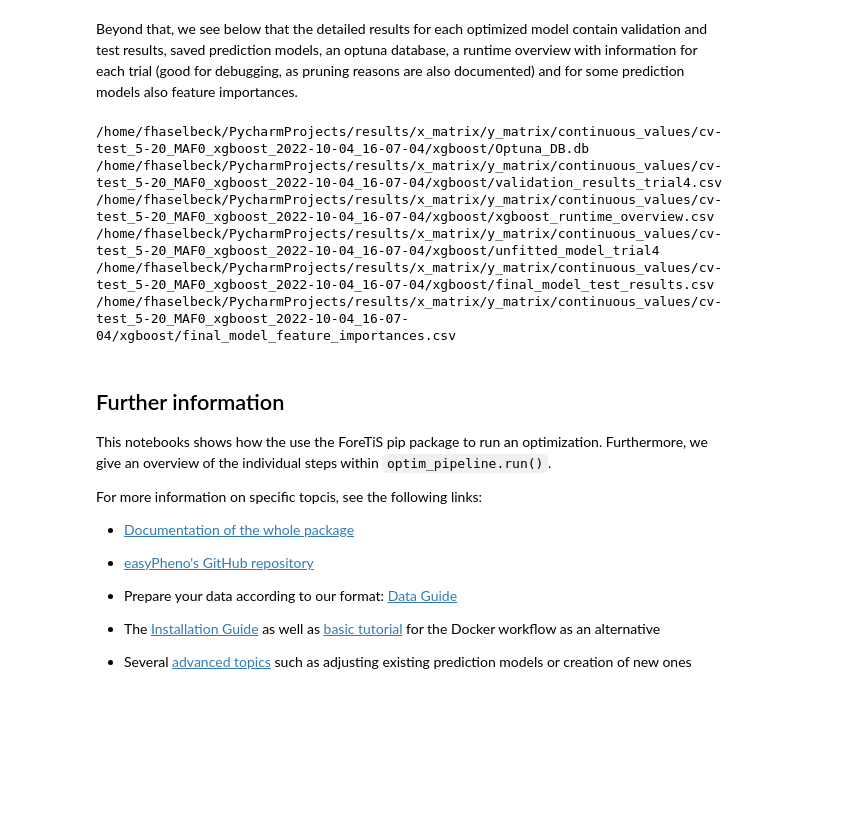
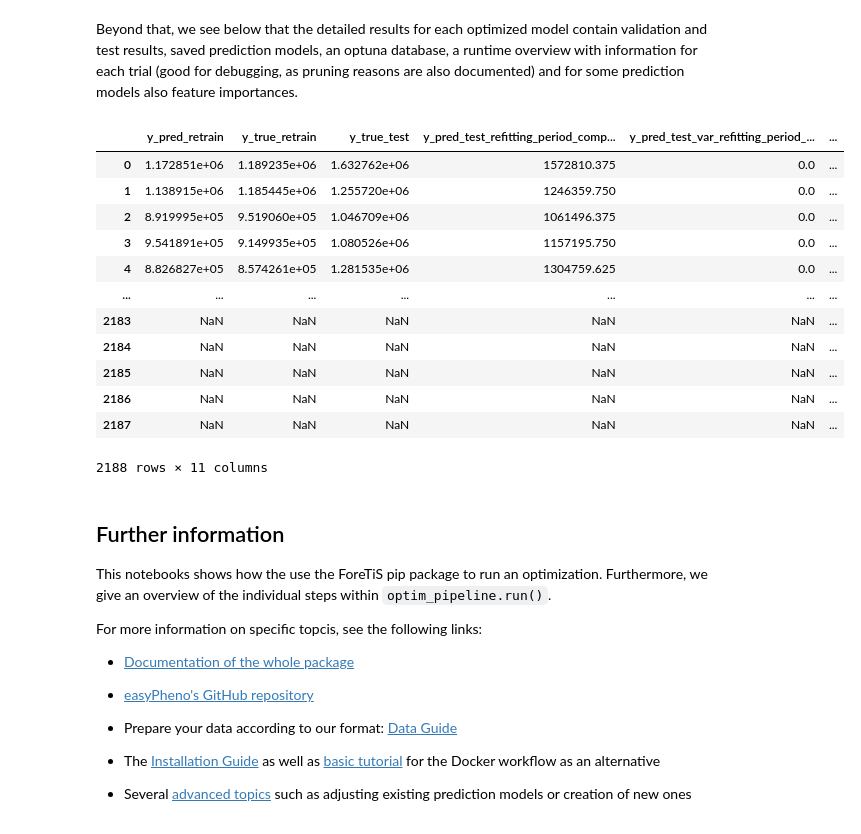
Before and after one commit to grimmlab/ForeTiS, a Jupyter notebook: docs/source/tutorials/HowTo Use ForeTiS as a pip package.ipynb, the cells around one changed output. Cells and saved outputs as stored; diff of their text form; code cells hidden in the pictures; blank space fills up the shorter version.

```diff
--- a/docs/source/tutorials/HowTo Use ForeTiS as a pip package.ipynb
+++ b/docs/source/tutorials/HowTo Use ForeTiS as a pip package.ipynb
@@ -162,15 +113,22 @@ pd.read_csv(results_overview_file)
 # %% [markdown]
 Beyond that, we see below that the detailed results for each optimized model contain validation and test results, saved prediction models, an optuna database, a runtime overview with information for each trial (good for debugging, as pruning reasons are also documented) and for some prediction models also feature importances.
 # %%
-for subdir in [overview_file for overview_file in result_elements if 'Results_overview' not in str(overview_file)][0].rglob('*'):
-    print(subdir)
+final_model_test_results_file = [overview_file for overview_file in result_elements if 'final_model_test_results' in str(overview_file)][0]
+pd.read_csv(final_model_test_results_file)
 # %% [output]
+|  | y_pred_retrain | y_true_retrain | y_true_test | y_pred_test_refitting_period_comp... | y_pred_test_var_refitting_period_... | ... |
+| 0 | 1.172851e+06 | 1.189235e+06 | 1.632762e+06 | 1572810.375 | 0.0 | ... |
+| 1 | 1.138915e+06 | 1.185445e+06 | 1.255720e+06 | 1246359.750 | 0.0 | ... |
+| 2 | 8.919995e+05 | 9.519060e+05 | 1.046709e+06 | 1061496.375 | 0.0 | ... |
+| 3 | 9.541891e+05 | 9.149935e+05 | 1.080526e+06 | 1157195.750 | 0.0 | ... |
+| 4 | 8.826827e+05 | 8.574261e+05 | 1.281535e+06 | 1304759.625 | 0.0 | ... |
+| ... | ... | ... | ... | ... | ... | ... |
+| 2183 | NaN | NaN | NaN | NaN | NaN | ... |
+| 2184 | NaN | NaN | NaN | NaN | NaN | ... |
+| 2185 | NaN | NaN | NaN | NaN | NaN | ... |
+| 2186 | NaN | NaN | NaN | NaN | NaN | ... |
+| 2187 | NaN | NaN | NaN | NaN | NaN | ... |
-/home/fhaselbeck/PycharmProjects/results/x_matrix/y_matrix/continuous_values/cv-test_5-20_MAF0_xgboost_2022-10-04_16-07-04/xgboost/Optuna_DB.db
-/home/fhaselbeck/PycharmProjects/results/x_matrix/y_matrix/continuous_values/cv-test_5-20_MAF0_xgboost_2022-10-04_16-07-04/xgboost/validation_results_trial4.csv
-/home/fhaselbeck/PycharmProjects/results/x_matrix/y_matrix/continuous_values/cv-test_5-20_MAF0_xgboost_2022-10-04_16-07-04/xgboost/xgboost_runtime_overview.csv
-/home/fhaselbeck/PycharmProjects/results/x_matrix/y_matrix/continuous_values/cv-test_5-20_MAF0_xgboost_2022-10-04_16-07-04/xgboost/unfitted_model_trial4
-/home/fhaselbeck/PycharmProjects/results/x_matrix/y_matrix/continuous_values/cv-test_5-20_MAF0_xgboost_2022-10-04_16-07-04/xgboost/final_model_test_results.csv
-/home/fhaselbeck/PycharmProjects/results/x_matrix/y_matrix/continuous_values/cv-test_5-20_MAF0_xgboost_2022-10-04_16-07-04/xgboost/final_model_feature_importances.csv
+2188 rows × 11 columns
 # %% [markdown]
 ## Further information
 This notebooks shows how the use the ForeTiS pip package to run an optimization. Furthermore, we give an overview of the individual steps within ``optim_pipeline.run()``.
```
Also changed, not shown: parts of 7 cells of this notebook, 3 other files.
